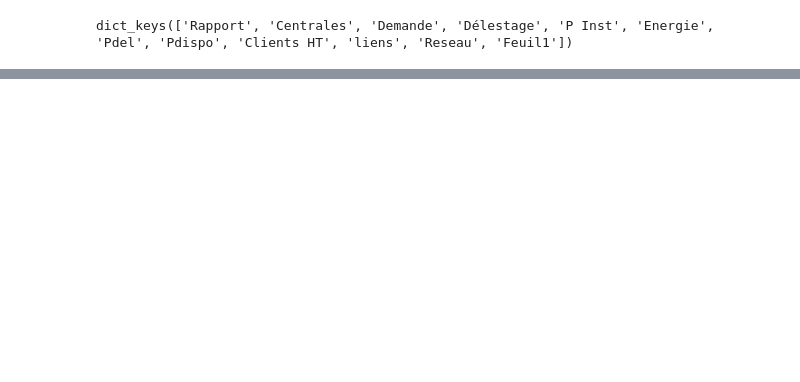
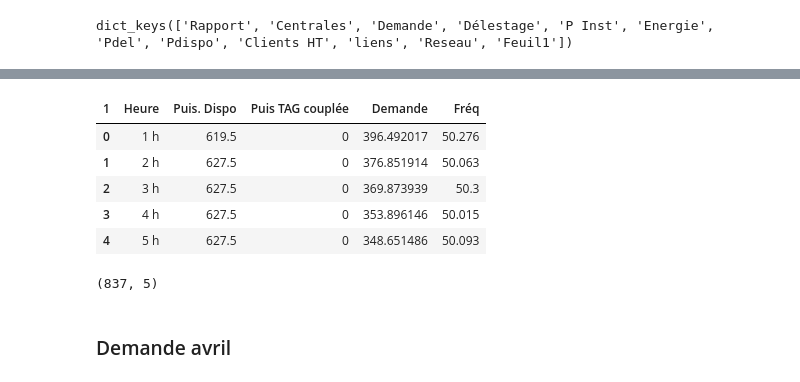
Before and after one commit to toutenergie/Mes_programmes_python_these, a Jupyter notebook: ANALYSE_DONNEES8THESE/fevrier2019.ipynb, the cells around one changed output, grey strips where cells are left out. Saved outputs shown, nothing was run; the diff lists cells and outputs as text; code cells hidden in the pictures; blank space fills up the shorter version.

```diff
--- a/ANALYSE_DONNEES8THESE/fevrier2019.ipynb
+++ b/ANALYSE_DONNEES8THESE/fevrier2019.ipynb
@@ -98,0 +108,21 @@ Index([                 'Heures',                       106,
+# %%
+dossier_mars =r"F:\Mes_Documents_de_these\DOCUMENTS_RECHERCHE\DOCUMENTS_DE_REPPORTS\Datasets_theses\Rapports2019\03Mars2019"
+
+# liste des fichiers contenus dans le dossier du mois de janvier avec elimination des extentions non conformes
+fichiers_mars = [f for f in os.listdir(dossier_mars) if f.endswith(".xlsx") and not f.startswith("~$")]
+# %%
+Demande_mars = nettoyage_demande(dossier_mars,fichiers_mars,'Demande')
+Demande_mars.head()
+# %% [output]
+| 1 | Heure | Puis. Dispo | Puis TAG couplée | Demande | Fréq |
+| 0 | 1 h | 619.5 | 0 | 396.492017 | 50.276 |
+| 1 | 2 h | 627.5 | 0 | 376.851914 | 50.063 |
+| 2 | 3 h | 627.5 | 0 | 369.873939 | 50.3 |
+| 3 | 4 h | 627.5 | 0 | 353.896146 | 50.015 |
+| 4 | 5 h | 627.5 | 0 | 348.651486 | 50.093 |
+# %%
+Demande_mars.shape
+# %% [output]
+(837, 5)
+# %% [markdown]
+### Demande avril
```
Also changed, not shown: parts of 34 cells of this notebook, 3 other files.
